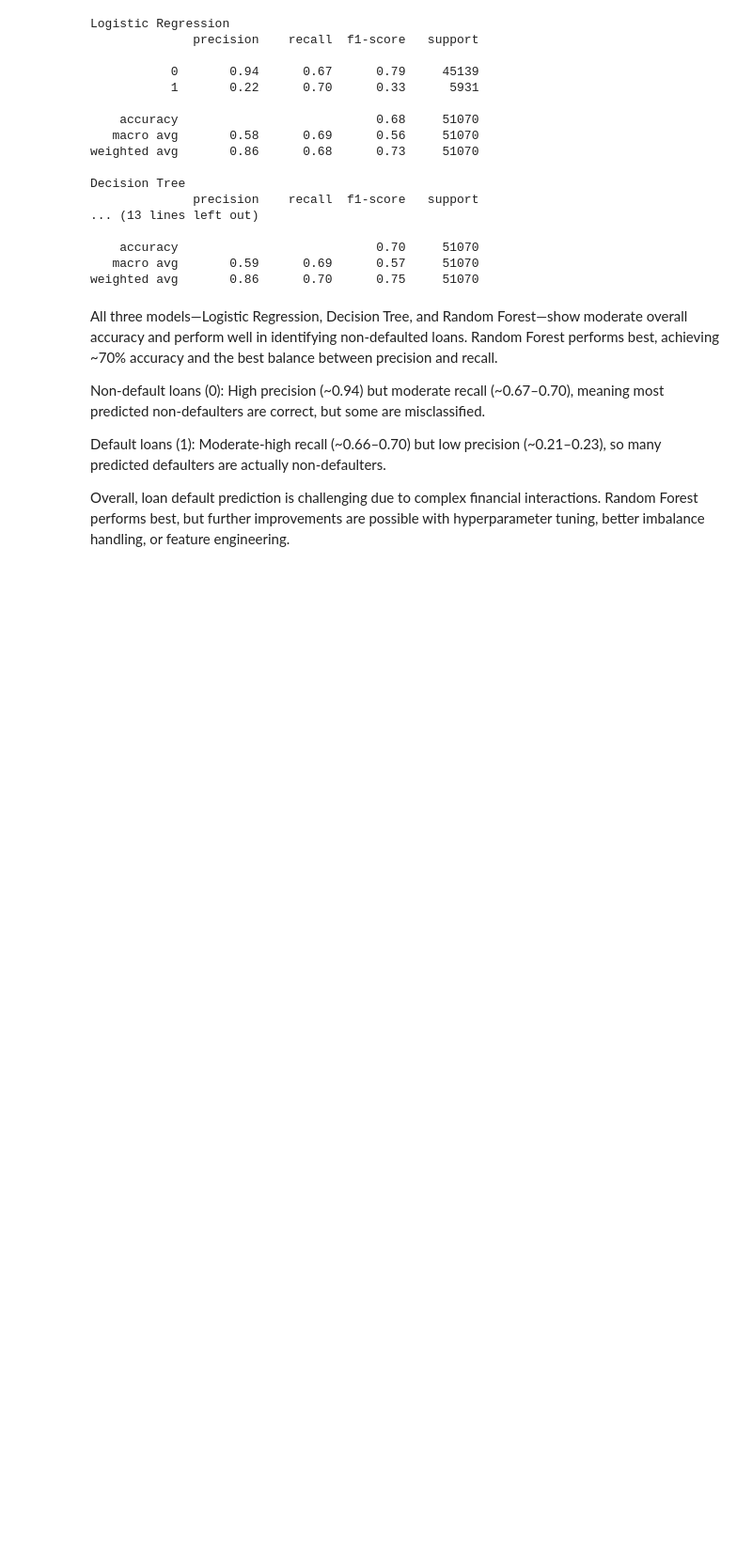
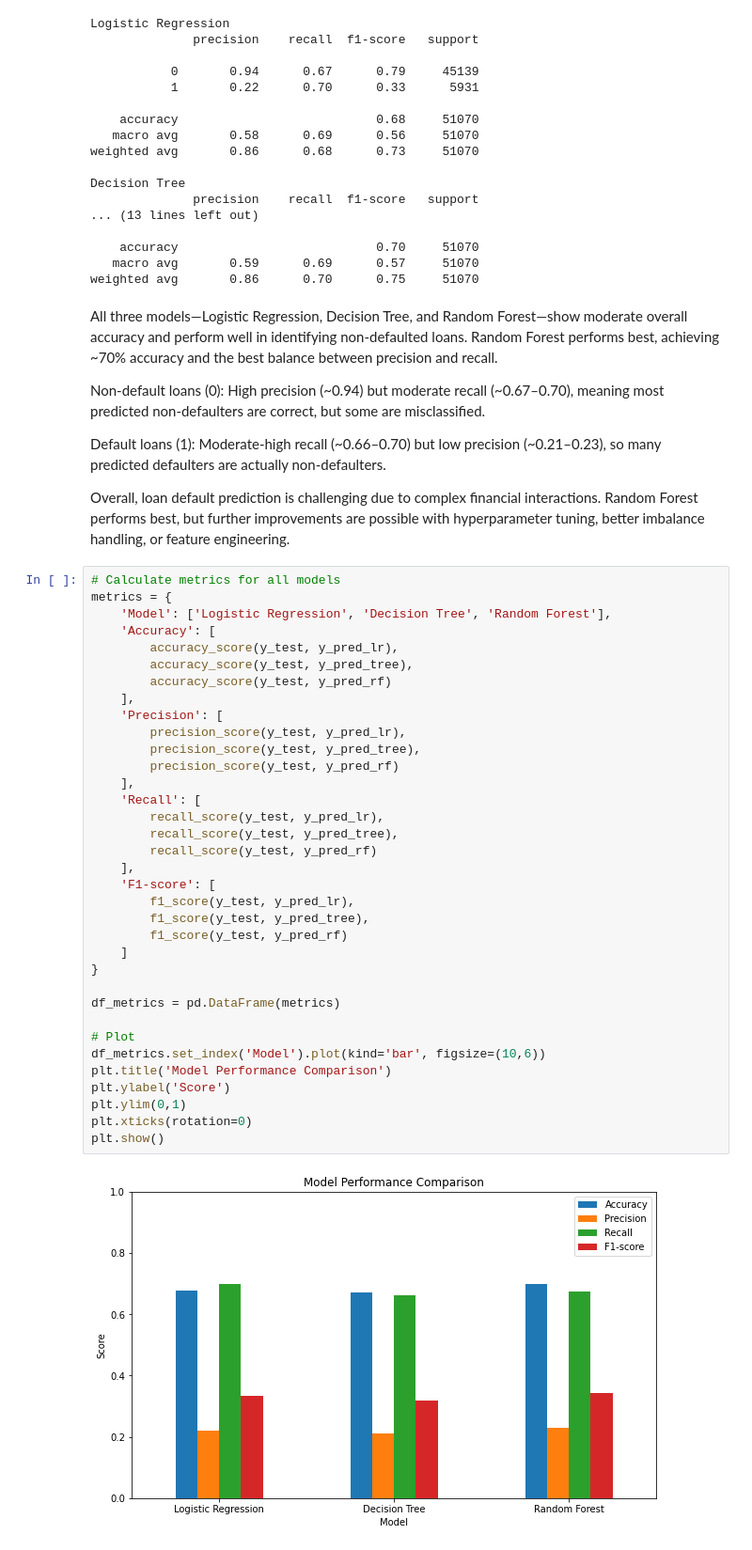
Before and after one commit to FGithaiga/LOAN-DEFAULT-PREDICTION, a Jupyter notebook: index.ipynb, the cells around one changed output. Shown at 94% size. Saved outputs shown, nothing was run; the diff lists cells and outputs as text; blank space fills up the shorter version.

```diff
--- a/index.ipynb
+++ b/index.ipynb
@@ -337,3 +400,40 @@ Non-default loans (0): High precision (~0.94) but moderate recall (~0.67–0.70)
 Default loans (1): Moderate-high recall (~0.66–0.70) but low precision (~0.21–0.23), so many predicted defaulters are actually non-defaulters.
 
 Overall, loan default prediction is challenging due to complex financial interactions. Random Forest performs best, but further improvements are possible with hyperparameter tuning, better imbalance handling, or feature engineering.
+# %%
+# Calculate metrics for all models
+metrics = {
+    'Model': ['Logistic Regression', 'Decision Tree', 'Random Forest'],
+    'Accuracy': [
+        accuracy_score(y_test, y_pred_lr),
+        accuracy_score(y_test, y_pred_tree),
+        accuracy_score(y_test, y_pred_rf)
+    ],
+    'Precision': [
+        precision_score(y_test, y_pred_lr),
+        precision_score(y_test, y_pred_tree),
+        precision_score(y_test, y_pred_rf)
+    ],
+    'Recall': [
+        recall_score(y_test, y_pred_lr),
+        recall_score(y_test, y_pred_tree),
+        recall_score(y_test, y_pred_rf)
+    ],
+    'F1-score': [
+        f1_score(y_test, y_pred_lr),
+        f1_score(y_test, y_pred_tree),
+        f1_score(y_test, y_pred_rf)
+    ]
+}
+
+df_metrics = pd.DataFrame(metrics)
+
+# Plot
+df_metrics.set_index('Model').plot(kind='bar', figsize=(10,6))
+plt.title('Model Performance Comparison')
+plt.ylabel('Score')
+plt.ylim(0,1)
+plt.xticks(rotation=0)
+plt.show()
+# %% [output]
+[figure, added]
```
Also changed, not shown: parts of 13 cells of this notebook.
